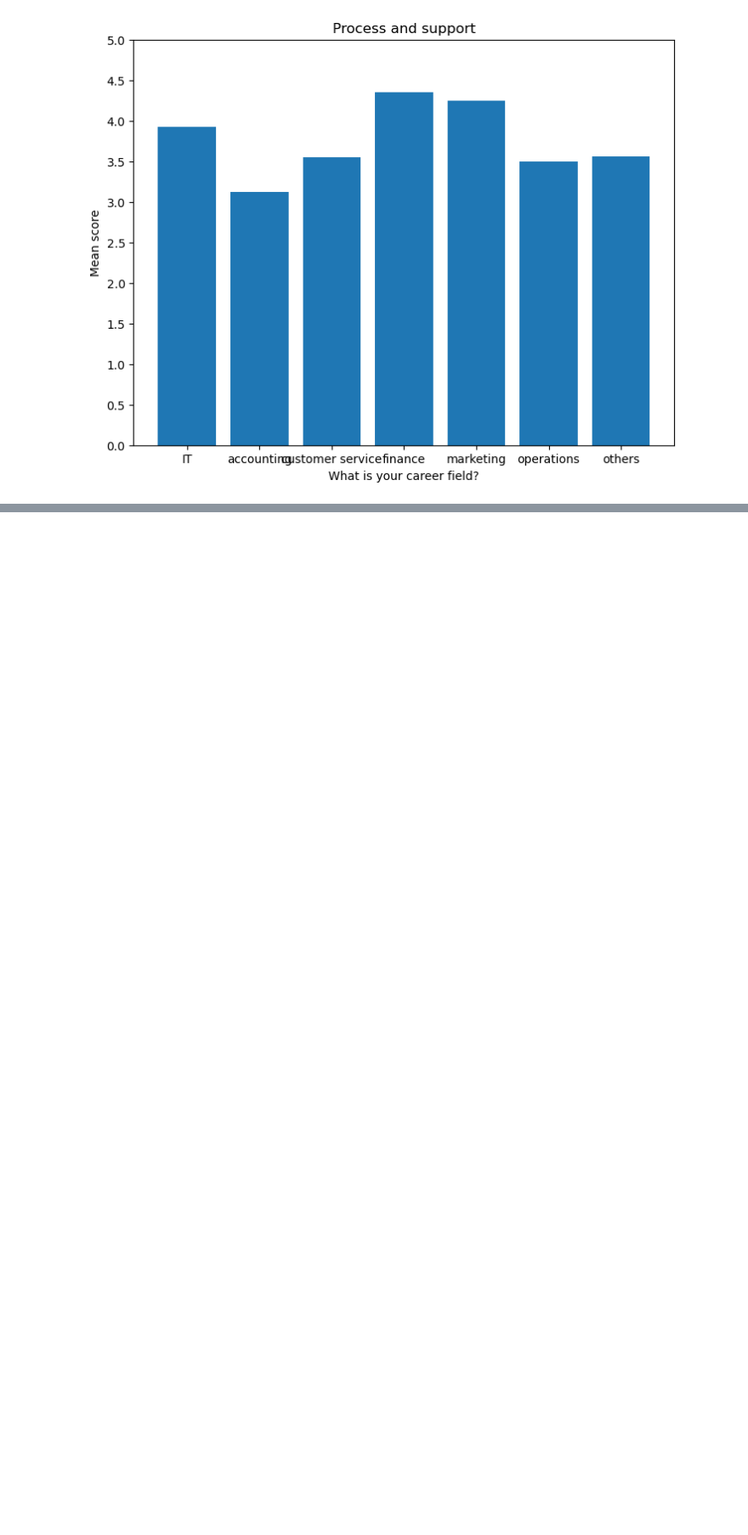
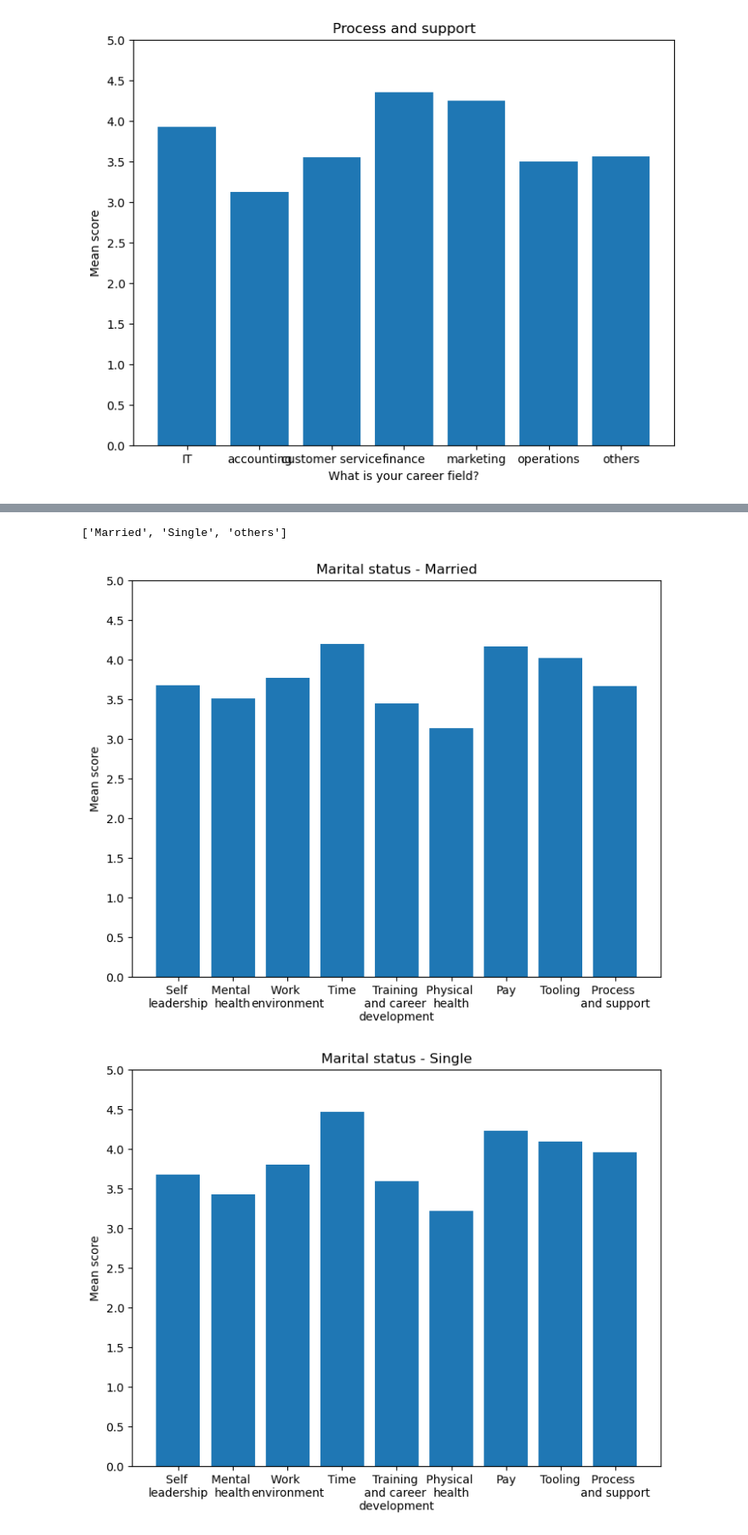
Before and after one commit to ragnarokatz/btm710_proposal_analysis, a Jupyter notebook: analysis.ipynb, the cells around one changed output, grey strips where cells are left out. Shown at 85% size. Drawn from its saved outputs; the diff is of its cells as text; code cells hidden in the pictures; blank space fills up the shorter version.

```diff
--- a/analysis.ipynb
+++ b/analysis.ipynb
@@ -616,0 +750,3 @@ for group_df in group_dfs:
+# %%
+group_df = group_dfs[1]
+group_df.head(10)
@@ -616,0 +759,3 @@ for group_df in group_dfs:
+# %%
+transposed_df = group_df.T
+transposed_df.head(10)
@@ -616,0 +773,11 @@ for group_df in group_dfs:
+# %%
+column_names = [ column for column in transposed_df ]
+print (column_names)
+# %% [output]
+['Married', 'Single', 'others']
+# %%
+for column_name in column_names:
+    plot_aggregated_bar_graph(transposed_df, column_name, "Marital status")
+# %% [output]
+[figure, added]
+[figure, added]
```
Also changed, not shown: parts of 49 cells of this notebook.
